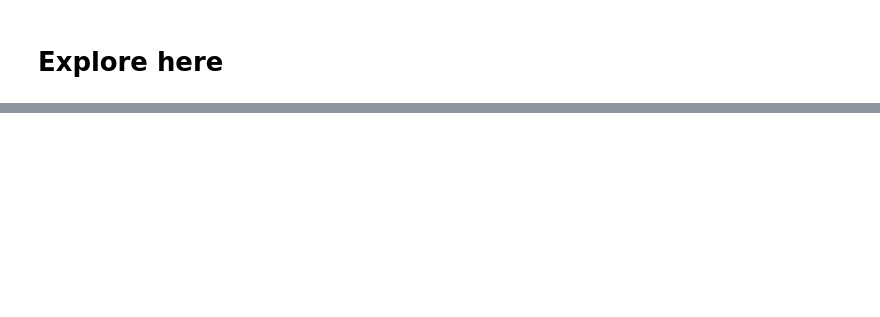
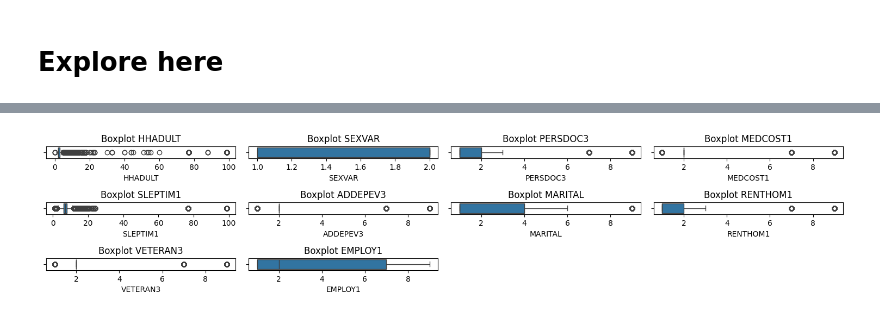
Before and after one commit to MariaDe96/Final_Project_DataScient, a Jupyter notebook: src/explore.ipynb, the cells around one changed output, grey strips where cells are left out. Saved outputs shown, nothing was run; the diff lists cells and outputs as text; code cells hidden in the pictures; blank space fills up the shorter version.

```diff
--- a/src/explore.ipynb
+++ b/src/explore.ipynb
@@ -27,0 +58,13 @@ df.shape
+# %%
+import matplotlib.pyplot as plt
+import seaborn as sns
+
+plt.figure(figsize=(15,10))
+for i, col in enumerate(df.columns[:10], 1):
+    plt.subplot(10, 4, i)
+    sns.boxplot(x=df[col])
+    plt.title(f'Boxplot {col}')
+plt.tight_layout()
+plt.show()
+# %% [output]
+[figure, added]
```
Also changed, not shown: parts of 6 cells of this notebook, 1 other file.
